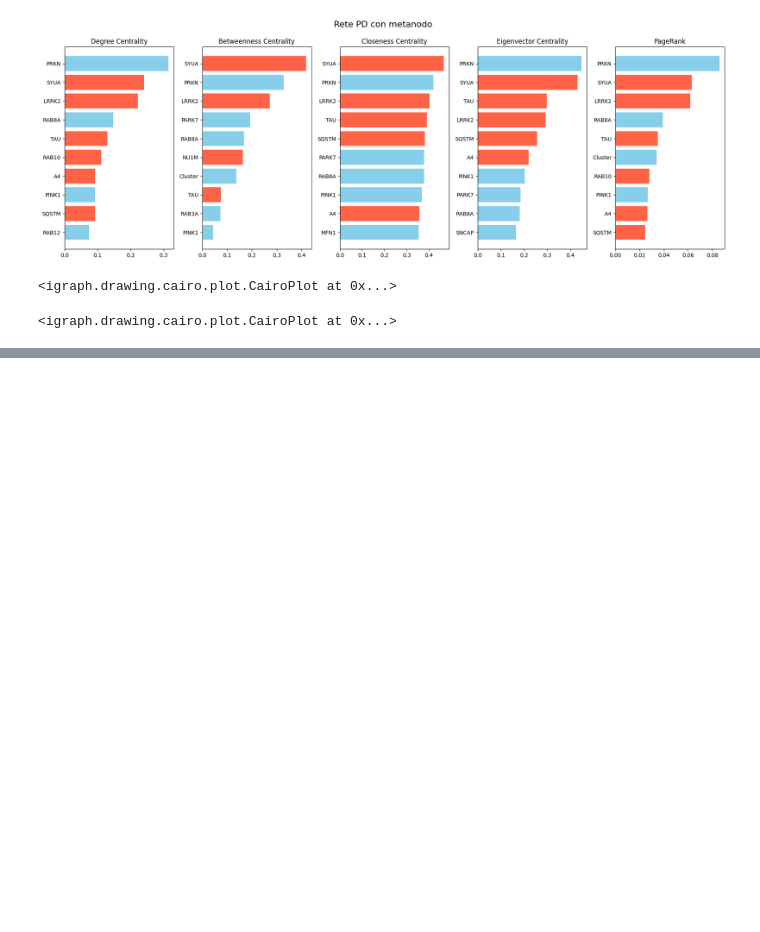
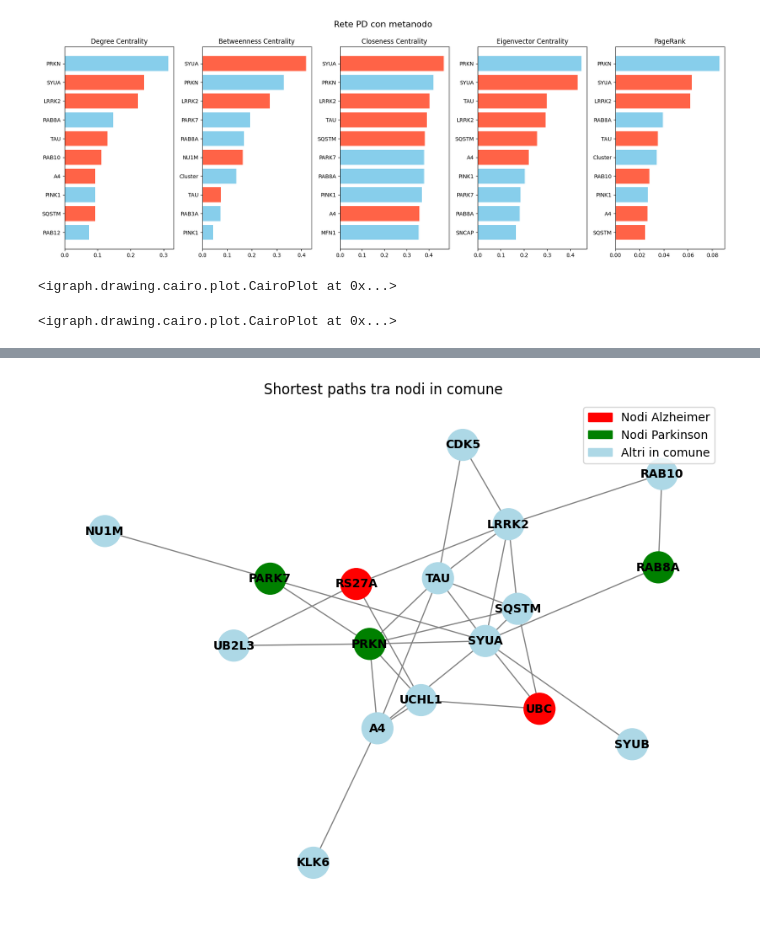
Before and after one commit to Emanuele19/TopologyPermutations, a Jupyter notebook: StaticalGraphAnalysis.ipynb, the cells around one changed output, grey strips where cells are left out. Cells and saved outputs as stored; diff of their text form; code cells hidden in the pictures; blank space fills up the shorter version.

Commit message:
Aggiunta rete shortest path tra proteine in comune

```diff
--- a/StaticalGraphAnalysis.ipynb
+++ b/StaticalGraphAnalysis.ipynb
@@ -210,17 +210,17 @@ entry_name_to_node = {data["shared name"]: node for node, data in union_network.
 cluster_nodes = {entry_name_to_node[name] for name in entry_names_cluster if name in entry_name_to_node}
 
 meta_node = "Cluster_Meta"
-network_with_metanode = union_network.copy()
-network_with_metanode.add_node(meta_node, label="Meta Cluster")
+union_network_with_metanode = union_network.copy()
+union_network_with_metanode.add_node(meta_node, label="Meta Cluster")
 
 # Creare connessioni tra il meta-nodo e tutti i nodi che erano connessi al cluster originale
 for node in cluster_nodes:
-    for neighbor in network_with_metanode.neighbors(node):
+    for neighbor in union_network_with_metanode.neighbors(node):
         if neighbor not in cluster_nodes:  # Evita connessioni interne al cluster
-            network_with_metanode.add_edge(meta_node, neighbor)
+            union_network_with_metanode.add_edge(meta_node, neighbor)
 
 # Rimuovere i nodi originali del cluster
-network_with_metanode.remove_nodes_from(cluster_nodes)
+union_network_with_metanode.remove_nodes_from(cluster_nodes)
 
 print(f"Il cluster {entry_names_cluster} è stato condensato nel meta-nodo '{meta_node}'")
 # %% [output]
@@ -391,0 +550,45 @@ ig.plot(leiden_communities, **visual_style)
+# %%
+import networkx as nx
+import matplotlib.pyplot as plt
+import matplotlib.patches as mpatches
+
+merged_graph = nx.Graph()
+
+for subgraph in subgraphs.values():
+    merged_graph.add_nodes_from(subgraph.nodes(data=True))
+    merged_graph.add_edges_from(subgraph.edges(data=True))
+
+
+entry_name_mapping = {node: data["Entry Name"][:-6] for node, data in union_network.nodes(data=True) if "Entry Name" in data}
+node_labels = {node: entry_name_mapping.get(node, node) for node in merged_graph.nodes()}
+
+# Rosso = PD, Verde = AD e azzurro = in comune
+node_colors = []
+for node in merged_graph.nodes():
+    if node in partition_1_nodes:
+        node_colors.append("red")
+    elif node in partition_2_nodes:
+        node_colors.append("green")
+    else:
+        node_colors.append("lightblue")
+
+plt.figure(figsize=(8, 6))
+pos = nx.spring_layout(merged_graph, seed=42)
+
+nx.draw(merged_graph, pos, with_labels=False, node_color=node_colors, edge_color="gray", node_size=700, font_size=8)
+nx.draw_networkx_labels(merged_graph, pos, labels=node_labels, font_size=10, font_weight="bold")
+
+# Creare gli elementi della legenda
+legend_elements = [
+    mpatches.Patch(color="red", label="Nodi Alzheimer"),
+    mpatches.Patch(color="green", label="Nodi Parkinson"),
+    mpatches.Patch(color="lightblue", label="Altri in comune"),
+]
+
+# Aggiungere la legenda alla figura
+plt.legend(handles=legend_elements, loc="upper right", fontsize=10)
+
+plt.title("Shortest paths tra nodi in comune")
+plt.show()
+# %% [output]
+[figure, added]
```
Also changed, not shown: parts of 9 cells of this notebook.
